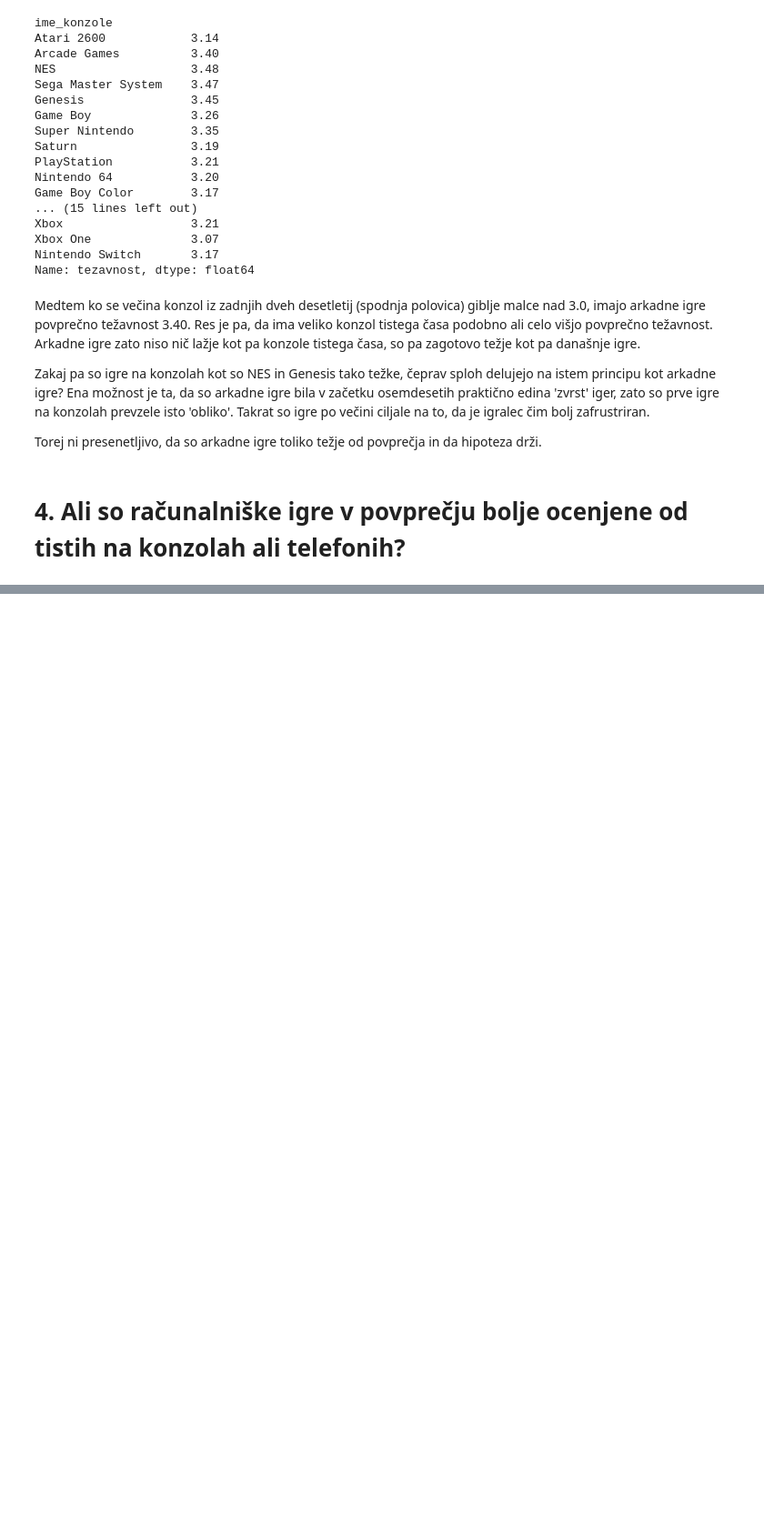
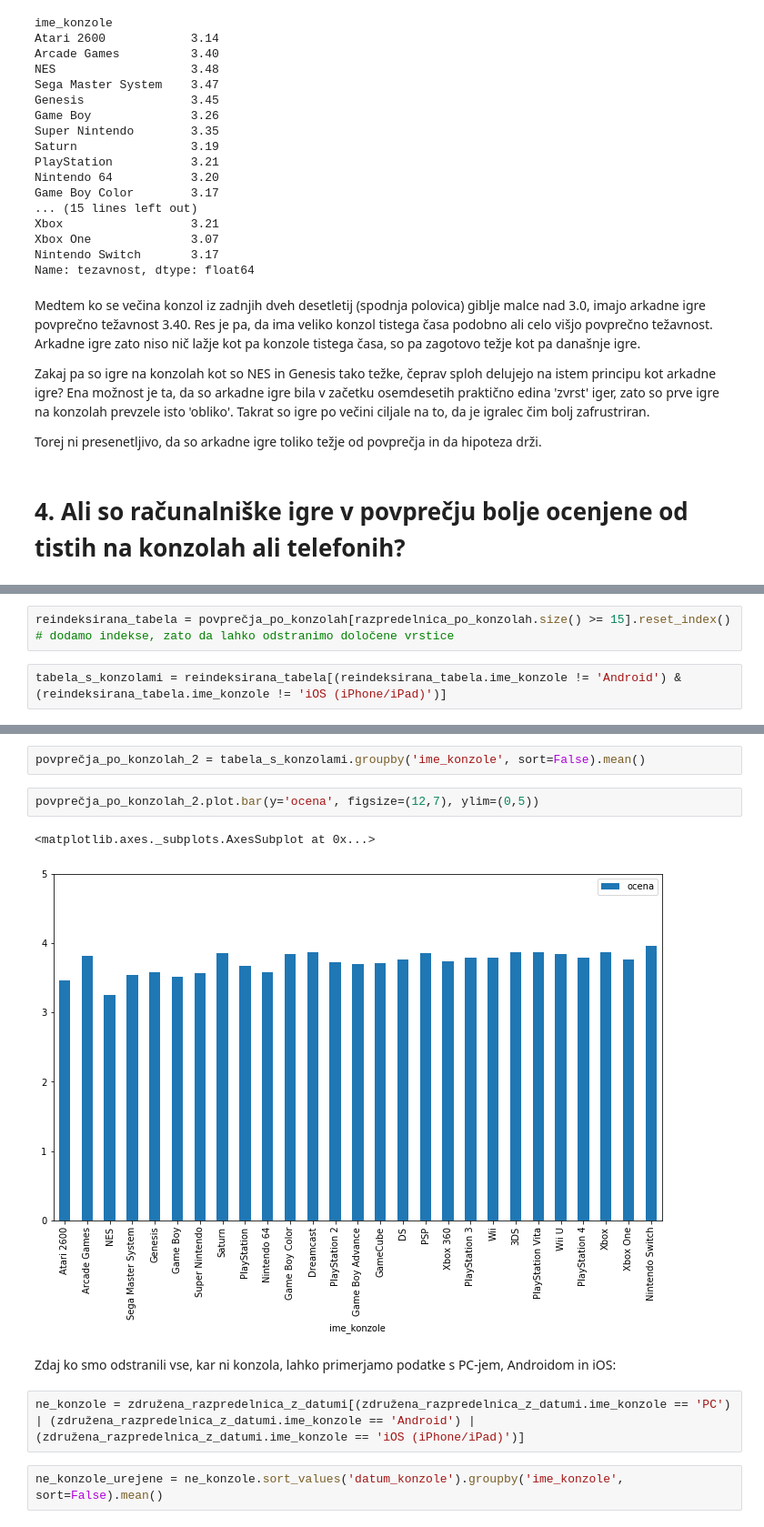
Before and after one commit to TGlinsek/Primerjava-znanih-videoiger, a Jupyter notebook: analiza_podatkov/analiza_iger.ipynb, the cells around one changed output, grey strips where cells are left out. Shown at 91% size. Drawn from its saved outputs; the diff is of its cells as text; blank space fills up the shorter version.

```diff
--- a/analiza_podatkov/analiza_iger.ipynb
+++ b/analiza_podatkov/analiza_iger.ipynb
@@ -314,0 +322,4 @@ Torej ni presenetljivo, da so arkadne igre toliko težje od povprečja in da hip
+# %%
+reindeksirana_tabela = povprečja_po_konzolah[razpredelnica_po_konzolah.size() >= 15].reset_index()  # dodamo indekse, zato da lahko odstranimo določene vrstice
+# %%
+tabela_s_konzolami = reindeksirana_tabela[(reindeksirana_tabela.ime_konzole != 'Android') & (reindeksirana_tabela.ime_konzole != 'iOS (iPhone/iPad)')]
@@ -314,0 +346,13 @@ Torej ni presenetljivo, da so arkadne igre toliko težje od povprečja in da hip
+# %%
+povprečja_po_konzolah_2 = tabela_s_konzolami.groupby('ime_konzole', sort=False).mean()
+# %%
+povprečja_po_konzolah_2.plot.bar(y='ocena', figsize=(12,7), ylim=(0,5))
+# %% [output]
+<matplotlib.axes._subplots.AxesSubplot at 0x...>
+[figure, added]
+# %% [markdown]
+Zdaj ko smo odstranili vse, kar ni konzola, lahko primerjamo podatke s PC-jem, Androidom in iOS:
+# %%
+ne_konzole = združena_razpredelnica_z_datumi[(združena_razpredelnica_z_datumi.ime_konzole == 'PC') | (združena_razpredelnica_z_datumi.ime_konzole == 'Android') | (združena_razpredelnica_z_datumi.ime_konzole == 'iOS (iPhone/iPad)')]
+# %%
+ne_konzole_urejene = ne_konzole.sort_values('datum_konzole').groupby('ime_konzole', sort=False).mean()
```
Also changed, not shown: parts of 24 cells of this notebook.
